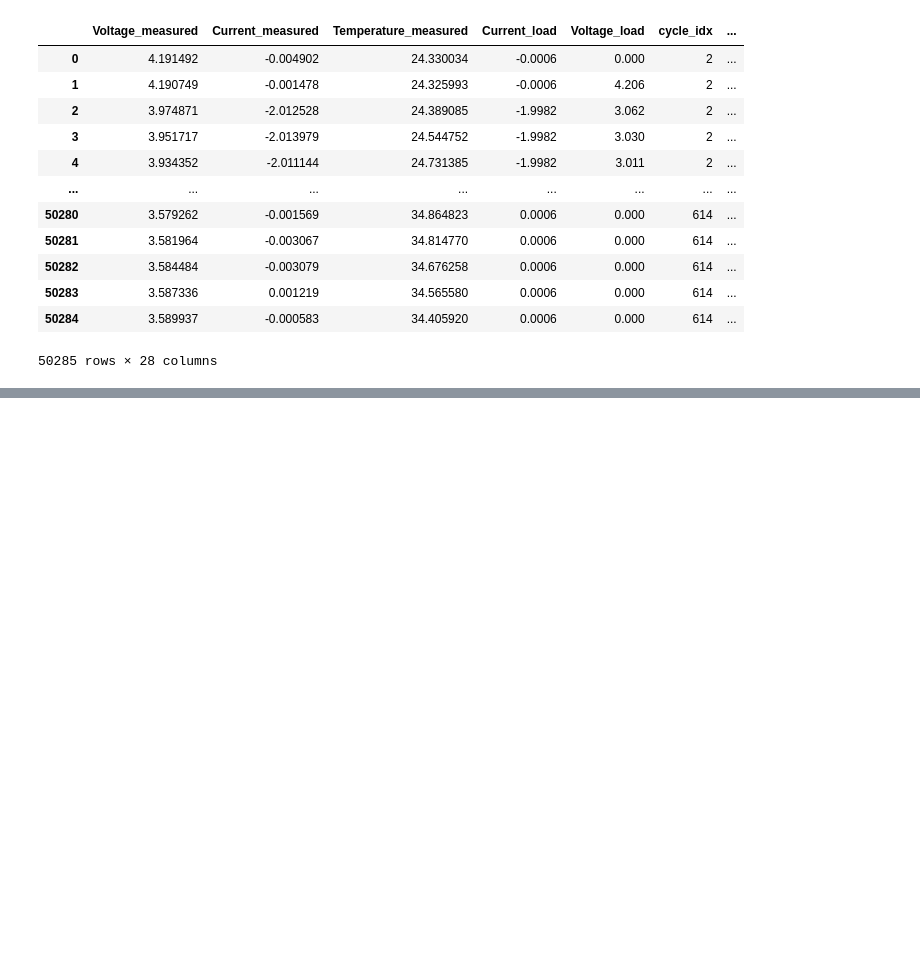
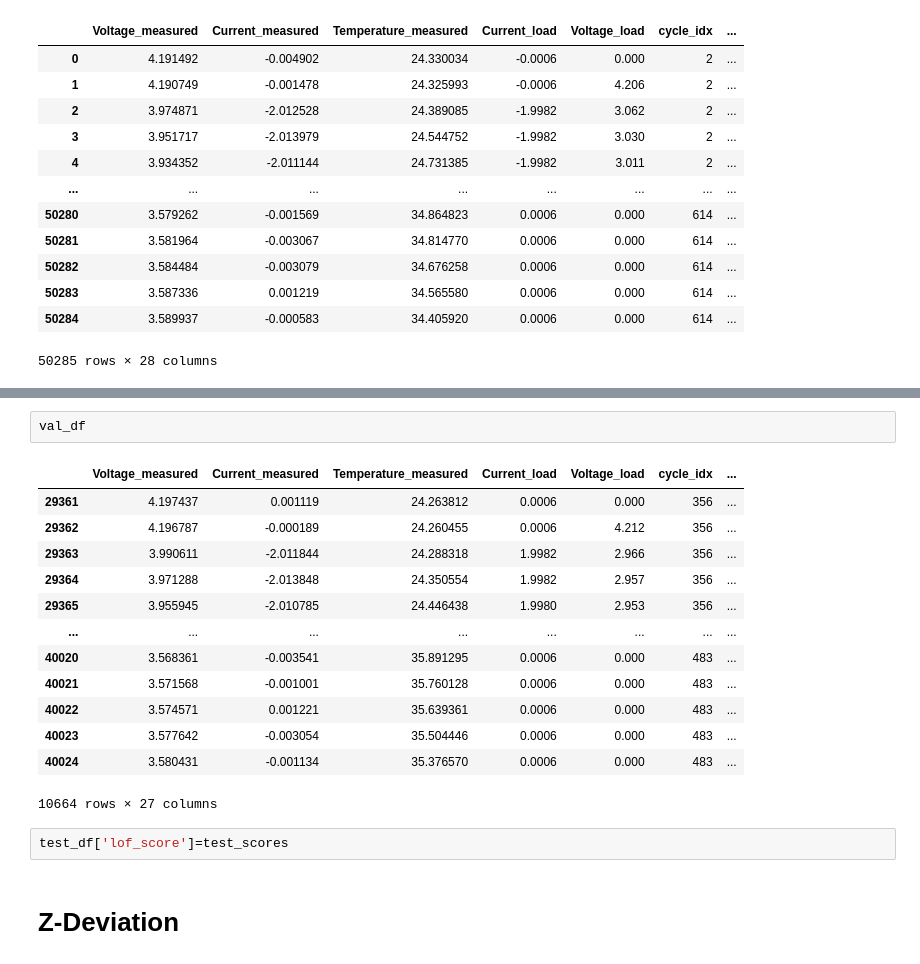
Before and after one commit to dongho-ham/final_pjt, a Jupyter notebook: ML/LOF.ipynb, the cells around one changed output, grey strips where cells are left out. Cells and saved outputs as stored; diff of their text form; blank space fills up the shorter version.

```diff
--- a/ML/LOF.ipynb
+++ b/ML/LOF.ipynb
@@ -737,0 +1301,20 @@ fig.show()
+# %%
+val_df
+# %% [output]
+|  | Voltage_measured | Current_measured | Temperature_measured | Current_load | Voltage_load | cycle_idx | ... |
+| 29361 | 4.197437 | 0.001119 | 24.263812 | 0.0006 | 0.000 | 356 | ... |
+| 29362 | 4.196787 | -0.000189 | 24.260455 | 0.0006 | 4.212 | 356 | ... |
+| 29363 | 3.990611 | -2.011844 | 24.288318 | 1.9982 | 2.966 | 356 | ... |
+| 29364 | 3.971288 | -2.013848 | 24.350554 | 1.9982 | 2.957 | 356 | ... |
+| 29365 | 3.955945 | -2.010785 | 24.446438 | 1.9980 | 2.953 | 356 | ... |
+| ... | ... | ... | ... | ... | ... | ... | ... |
+| 40020 | 3.568361 | -0.003541 | 35.891295 | 0.0006 | 0.000 | 483 | ... |
+| 40021 | 3.571568 | -0.001001 | 35.760128 | 0.0006 | 0.000 | 483 | ... |
+| 40022 | 3.574571 | 0.001221 | 35.639361 | 0.0006 | 0.000 | 483 | ... |
+| 40023 | 3.577642 | -0.003054 | 35.504446 | 0.0006 | 0.000 | 483 | ... |
+| 40024 | 3.580431 | -0.001134 | 35.376570 | 0.0006 | 0.000 | 483 | ... |
+10664 rows × 27 columns
+# %%
+test_df['lof_score']=test_scores
+# %% [markdown]
+# Z-Deviation
```
Also changed, not shown: parts of 19 cells of this notebook.
